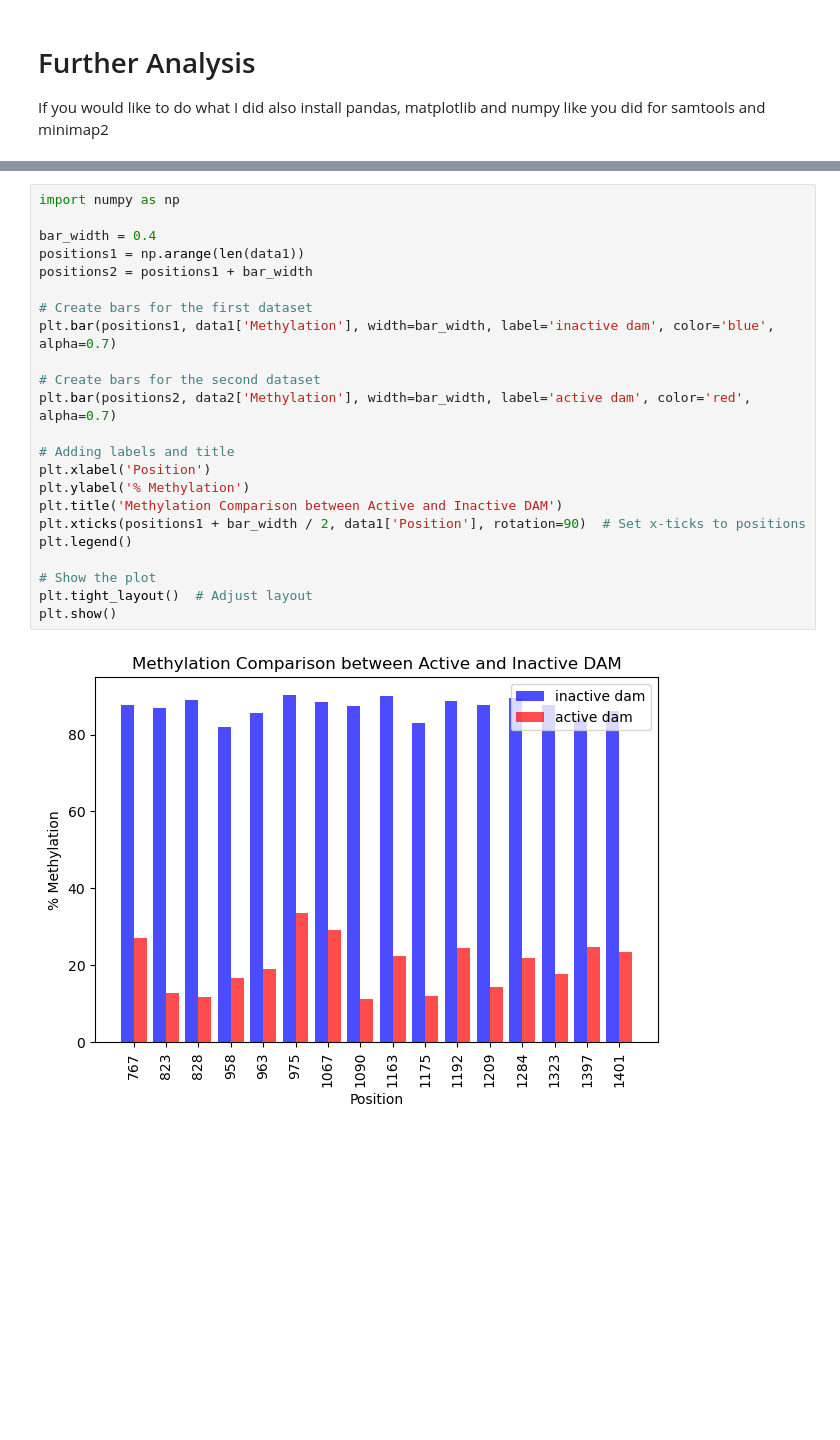
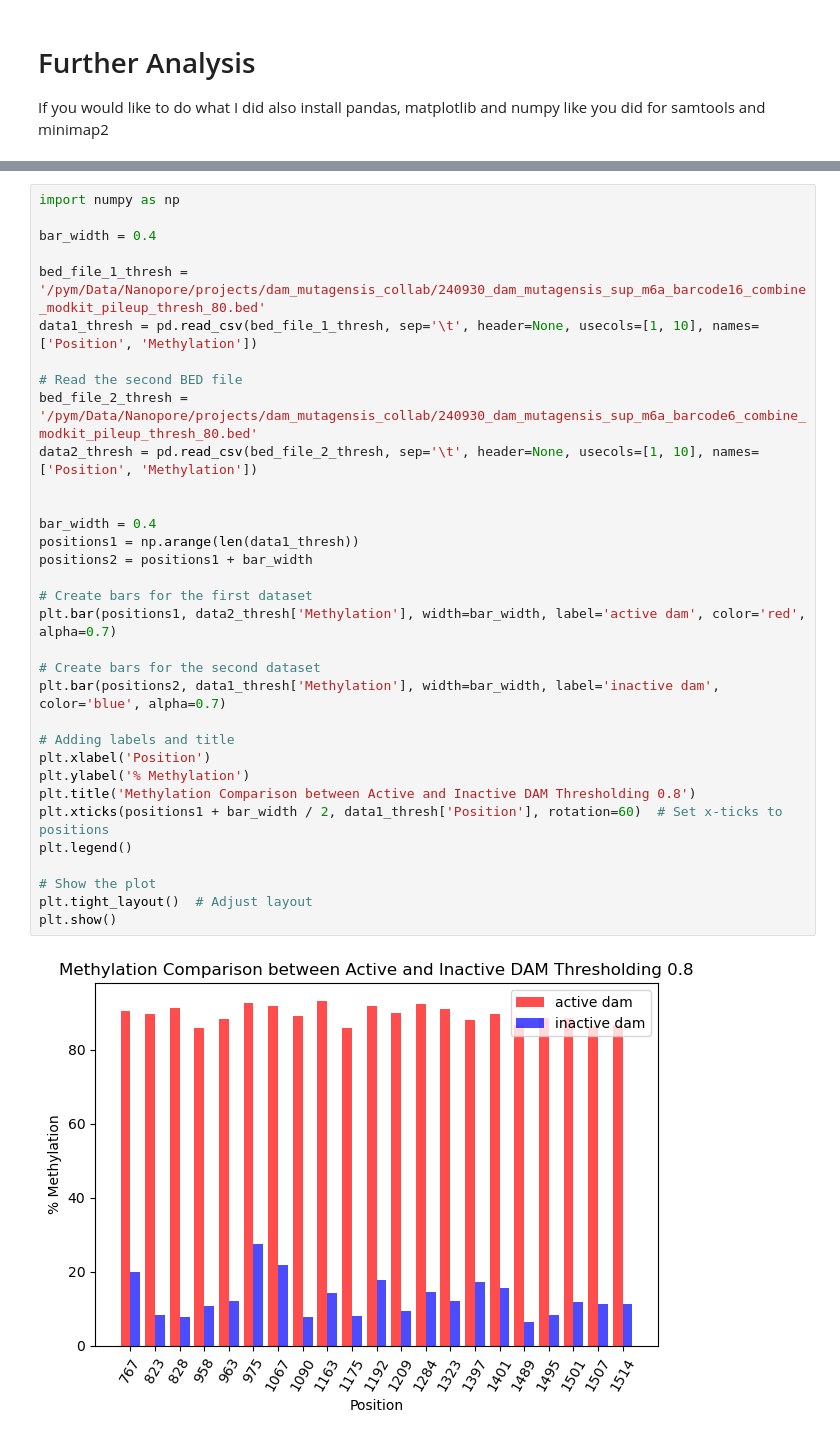
Before and after one commit to timplab/dam_mutagensis_chemistry, a Jupyter notebook: dam_mutagensis.ipynb, the cells around one changed output, grey strips where cells are left out. Drawn from its saved outputs; the diff is of its cells as text; blank space fills up the shorter version.

```diff
--- a/dam_mutagensis.ipynb
+++ b/dam_mutagensis.ipynb
@@ -115,25 +129,35 @@ plt.show()
 # %%
 import numpy as np
 
 bar_width = 0.4
-positions1 = np.arange(len(data1))
+
+bed_file_1_thresh = '/pym/Data/Nanopore/projects/dam_mutagensis_collab/240930_dam_mutagensis_sup_m6a_barcode16_combine_modkit_pileup_thresh_80.bed'
+data1_thresh = pd.read_csv(bed_file_1_thresh, sep='\t', header=None, usecols=[1, 10], names=['Position', 'Methylation'])
+
+# Read the second BED file
+bed_file_2_thresh = '/pym/Data/Nanopore/projects/dam_mutagensis_collab/240930_dam_mutagensis_sup_m6a_barcode6_combine_modkit_pileup_thresh_80.bed'
+data2_thresh = pd.read_csv(bed_file_2_thresh, sep='\t', header=None, usecols=[1, 10], names=['Position', 'Methylation'])
+
+
+bar_width = 0.4
+positions1 = np.arange(len(data1_thresh))
 positions2 = positions1 + bar_width
 
 # Create bars for the first dataset
-plt.bar(positions1, data1['Methylation'], width=bar_width, label='inactive dam', color='blue', alpha=0.7)
+plt.bar(positions1, data2_thresh['Methylation'], width=bar_width, label='active dam', color='red', alpha=0.7)
 
 # Create bars for the second dataset
-plt.bar(positions2, data2['Methylation'], width=bar_width, label='active dam', color='red', alpha=0.7)
+plt.bar(positions2, data1_thresh['Methylation'], width=bar_width, label='inactive dam', color='blue', alpha=0.7)
 
 # Adding labels and title
 plt.xlabel('Position')
 plt.ylabel('% Methylation')
-plt.title('Methylation Comparison between Active and Inactive DAM')
-plt.xticks(positions1 + bar_width / 2, data1['Position'], rotation=90)  # Set x-ticks to positions
+plt.title('Methylation Comparison between Active and Inactive DAM Thresholding 0.8')
+plt.xticks(positions1 + bar_width / 2, data1_thresh['Position'], rotation=60)  # Set x-ticks to positions
 plt.legend()
 
 # Show the plot
 plt.tight_layout()  # Adjust layout
 plt.show()
 # %% [output]
-[figure, old version]
+[figure, new version]
```
Also changed, not shown: parts of 3 cells of this notebook.
